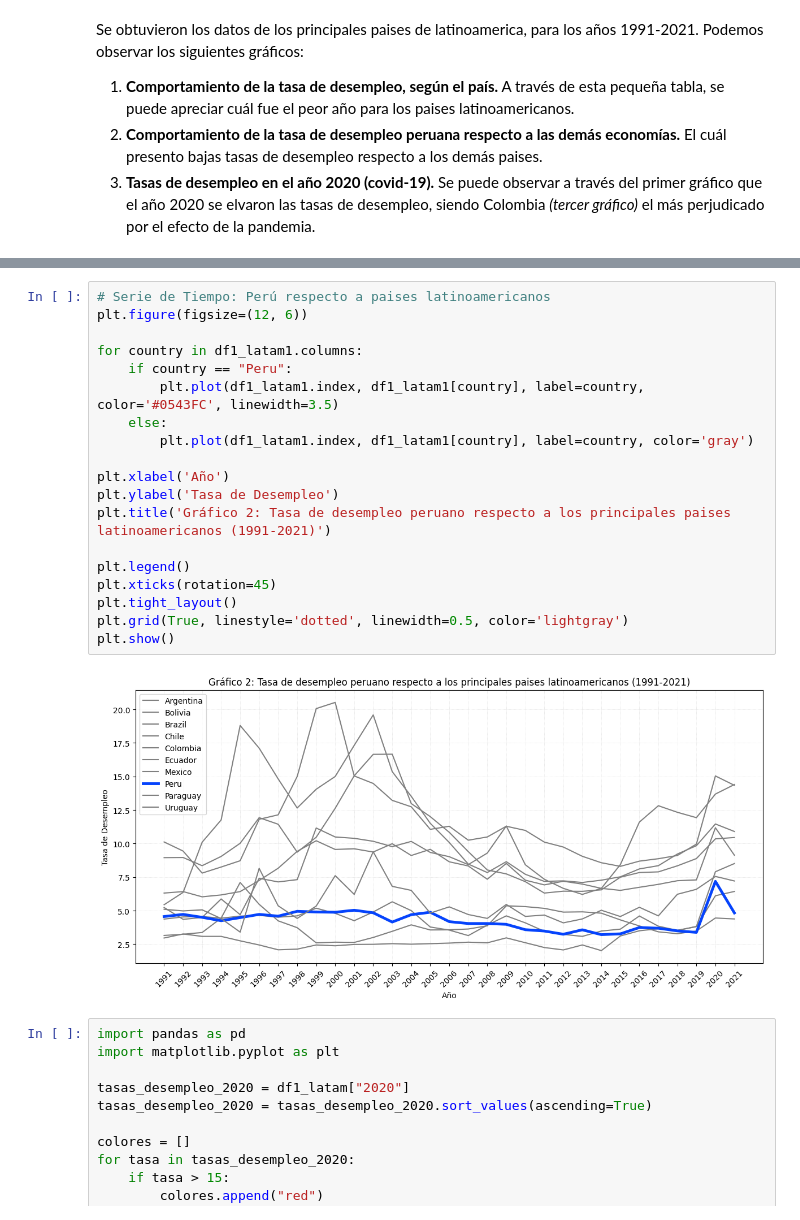
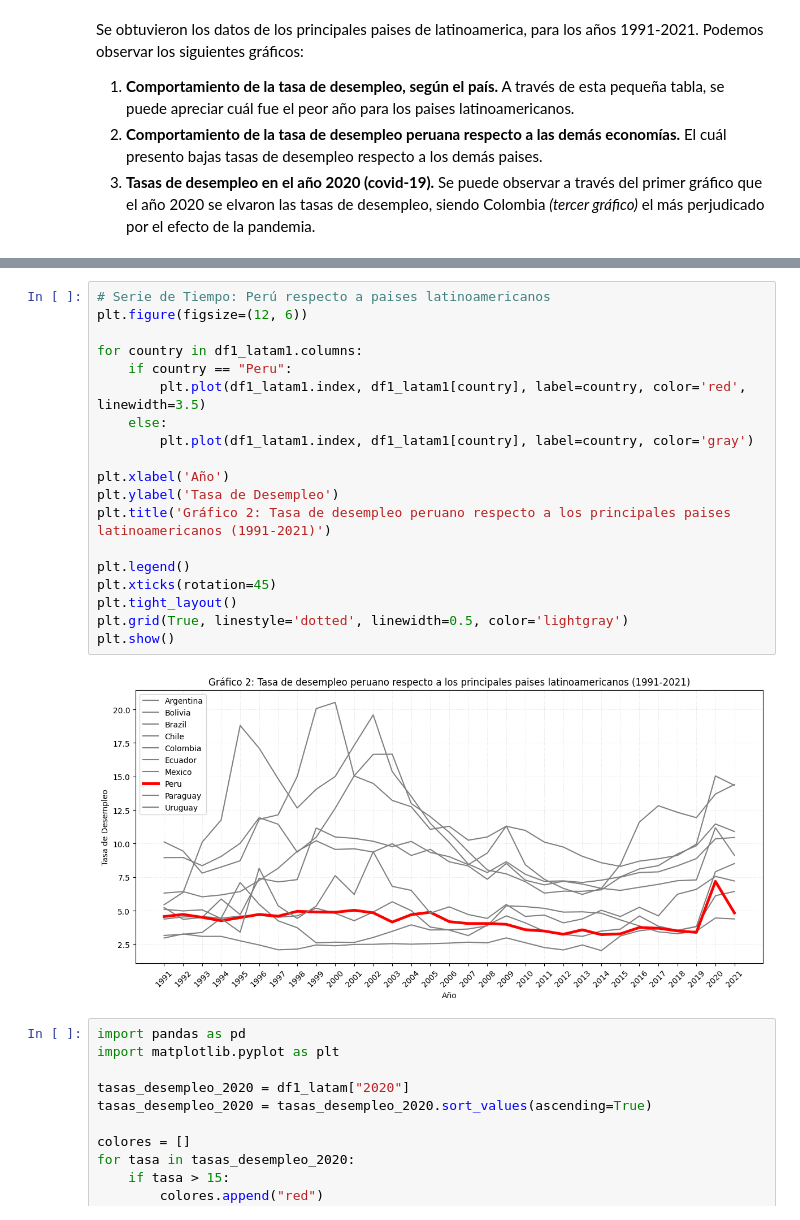
Before and after one commit to Leo270499/Apuntes, a Jupyter notebook: Data_StoryTelling_Sánchez.ipynb, the cells around one changed output, grey strips where cells are left out. Drawn from its saved outputs; the diff is of its cells as text.

```diff
--- a/Data_StoryTelling_Sánchez.ipynb
+++ b/Data_StoryTelling_Sánchez.ipynb
@@ -158,24 +158,24 @@ Gráfico 1: Comportamiento de las principales economías latinoamericanas
 # %%
 # Serie de Tiempo: Perú respecto a paises latinoamericanos
 plt.figure(figsize=(12, 6))
 
 for country in df1_latam1.columns:
     if country == "Peru":
-        plt.plot(df1_latam1.index, df1_latam1[country], label=country, color='#0543FC', linewidth=3.5)
+        plt.plot(df1_latam1.index, df1_latam1[country], label=country, color='red', linewidth=3.5)
     else:
         plt.plot(df1_latam1.index, df1_latam1[country], label=country, color='gray')
 
 plt.xlabel('Año')
 plt.ylabel('Tasa de Desempleo')
 plt.title('Gráfico 2: Tasa de desempleo peruano respecto a los principales paises latinoamericanos (1991-2021)')
 
 plt.legend()
 plt.xticks(rotation=45)
 plt.tight_layout()
 plt.grid(True, linestyle='dotted', linewidth=0.5, color='lightgray')
 plt.show()
 # %% [output]
-[figure, old version]
+[figure, new version]
 # %%
 import pandas as pd
 import matplotlib.pyplot as plt
```
Also changed, not shown: parts of 2 cells of this notebook.
